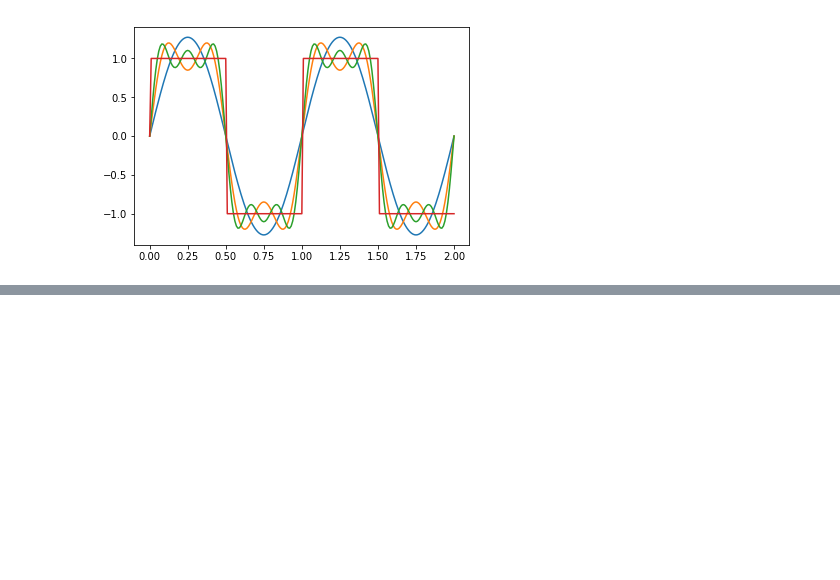
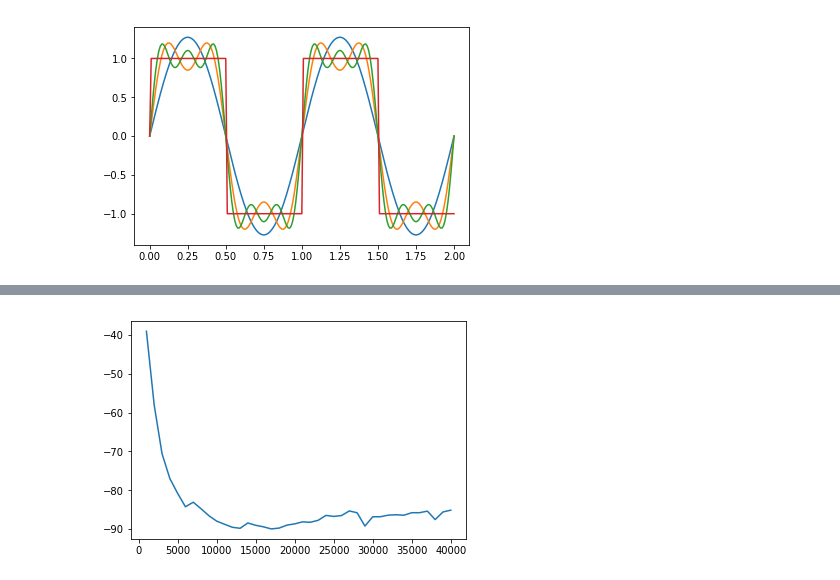
Before and after one commit to farice/PHY365L-Neural-Circuits, a Jupyter notebook: Experiments/Electronics-3_2/Electronics - 3.2.ipynb, the cells around one changed output, grey strips where cells are left out. Cells and saved outputs as stored; diff of their text form; code cells hidden in the pictures; blank space fills up the shorter version.

```diff
--- a/Experiments/Electronics-3_2/Electronics - 3.2.ipynb
+++ b/Experiments/Electronics-3_2/Electronics - 3.2.ipynb
@@ -119,0 +150,6 @@ plt.show()
+# %%
+plt.figure()
+plt.plot(lowpass_harmonic[:, 0], lowpass_harmonic[:, 2])
+plt.show()
+# %% [output]
+[figure, added]
```
Also changed, not shown: parts of 7 cells of this notebook, 22 other files.
